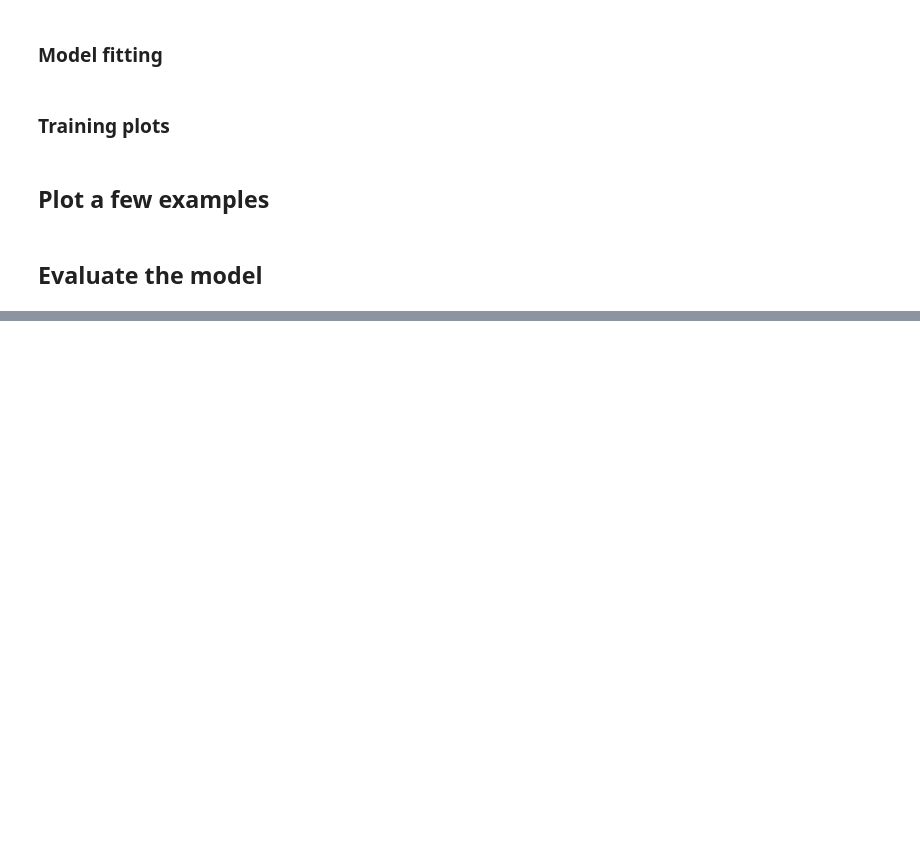
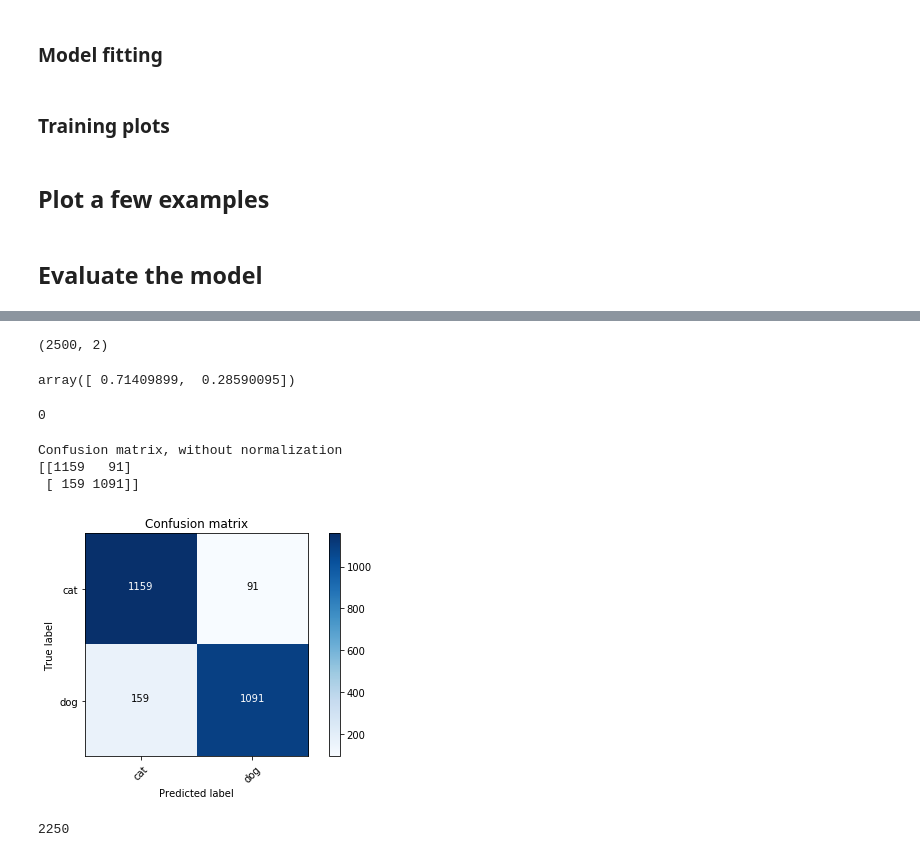
Before and after one commit to gabrielrezzonico/dogsandcats, a Jupyter notebook: notebooks/03 - VGG16 pre-trained model.ipynb, the cells around one changed output, grey strips where cells are left out. Saved outputs shown, nothing was run; the diff lists cells and outputs as text; code cells hidden in the pictures; blank space fills up the shorter version.

Commit message:
predictions and confusion matrix of the vgg16 model

```diff
--- a/notebooks/03 - VGG16 pre-trained model.ipynb
+++ b/notebooks/03 - VGG16 pre-trained model.ipynb
@@ -370,0 +400,13 @@ plt.show()
+# %%
+from keras.preprocessing.image import ImageDataGenerator
+
+## train generator with shuffle but no data augmentation
+test_datagen = ImageDataGenerator(rescale = 1./255)
+
+test_batch_generator = test_datagen.flow_from_directory(
+                                TEST_DIRECTORY,
+                                target_size = IMAGE_SIZE,
+                                batch_size=1,
+                                shuffle = False, # Important !!!
+                                classes = None,
+                                class_mode = None)
@@ -370,0 +423,2 @@ plt.show()
+# %%
+true_values = test_batch_generator.classes
@@ -370,0 +432,16 @@ plt.show()
+# %%
+import numpy as np
+
+pred = []
+
+for i in range(int(NUMBER_TEST_SAMPLES)):
+    X = next(test_batch_generator)  # get the next batch
+    #print(X.shape)
+    pred1 = model.predict(X, batch_size = 1, verbose = 0) #predict on a batch
+    pred = pred + pred1.tolist()
+
+probabilities = np.array(pred)
+print(probabilities.shape)
+assert probabilities.shape == (NUMBER_TEST_SAMPLES, 2)
+# %% [output]
+(2500, 2)
@@ -370,0 +451,6 @@ plt.show()
+# %%
+probabilities[0]
+# %% [output]
+array([ 0.71409899,  0.28590095])
+# %%
+predictions=np.argmax(probabilities,1)
@@ -370,0 +460,4 @@ plt.show()
+# %%
+predictions[0]
+# %% [output]
+0
@@ -370,0 +499,16 @@ plt.show()
+# %%
+import itertools
+from sklearn.metrics import confusion_matrix
+
+class_names = ['cat', 'dog']
+cnf_matrix = confusion_matrix(true_values, predictions)
+# Plot normalized confusion matrix
+plt.figure()
+plot_confusion_matrix(cnf_matrix, classes=class_names,
+                      title='Confusion matrix')
+plt.show()
+# %% [output]
+Confusion matrix, without normalization
+[[1159   91]
+ [ 159 1091]]
+[figure, added]
@@ -370,0 +522,4 @@ plt.show()
+# %%
+len(correct)
+# %% [output]
+2250
```
Also changed, not shown: parts of 22 cells of this notebook, 4 other files.
